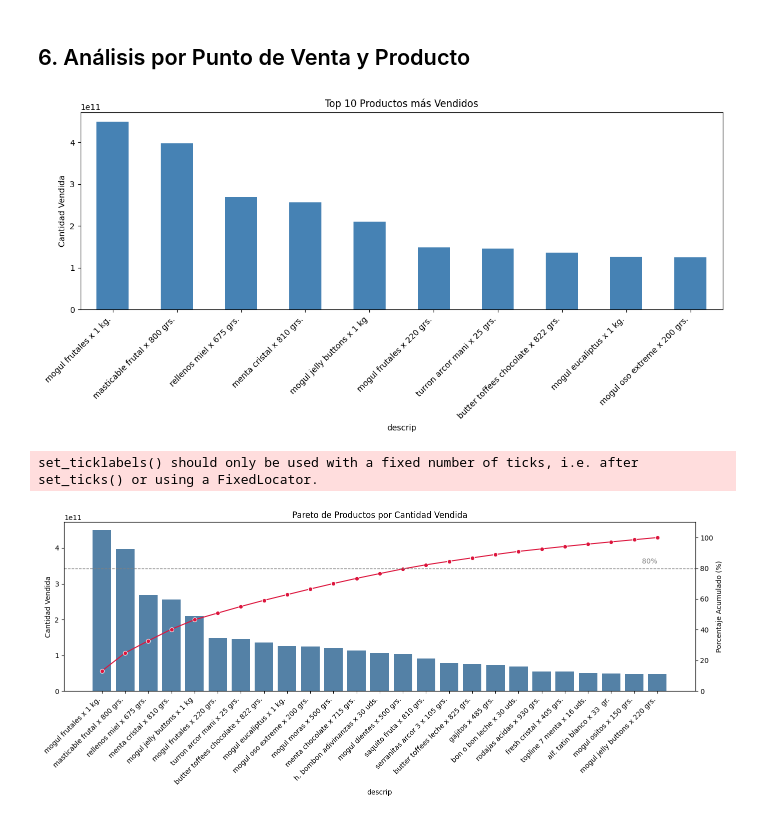
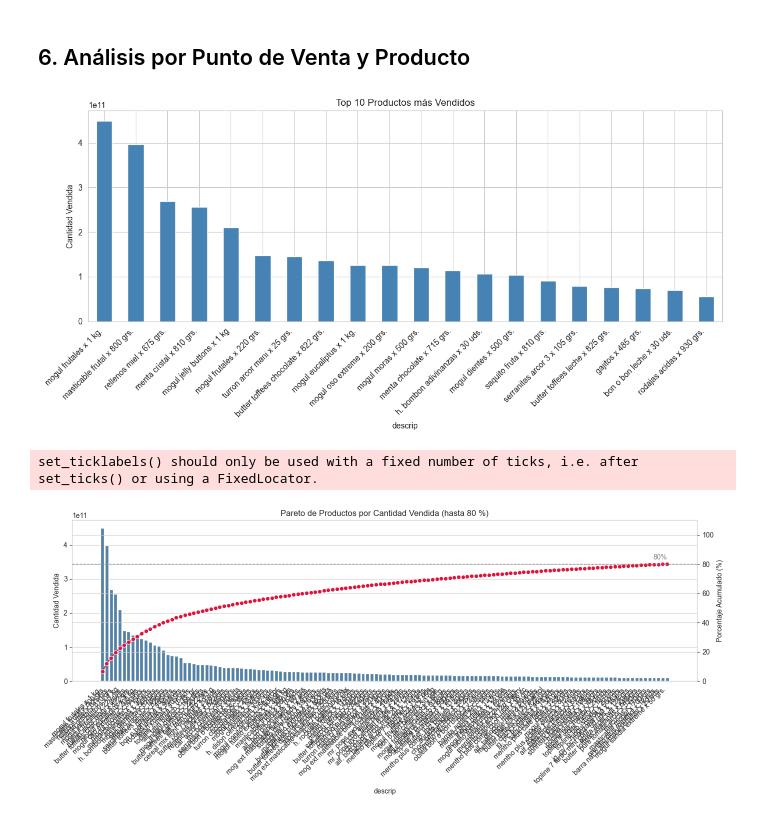
Before and after one commit to SantiagoCastellanos14/m11-practico1-eda, a Jupyter notebook: notebooks/practico_1_eda.ipynb, the cells around one changed output. Cells and saved outputs as stored; diff of their text form; code cells hidden in the pictures.

```diff
--- a/notebooks/practico_1_eda.ipynb
+++ b/notebooks/practico_1_eda.ipynb
@@ -264,5 +430,5 @@ Imputamos valores faltantes? O no en este TP?
 # %%
-df_raw= df.copy()
+df_raw= df_defl.copy()
 
 # Variables numéricas mas relevantes para el estudio (agregar las que se consideren necesarias)
 _rel_columns = ["total", "iva1", "canti_venta", "precio_uni"]
@@ -421,7 +606,6 @@ Name: count, dtype: int64
 # %%
-# 4.1 Análisis Temporal
 # Preparación de datos temporales
-df_viz_desc= df.copy()
+df_viz_desc= df_clean.copy()
 df_viz_desc['año'] = df_viz_desc['fecha'].dt.year
 df_viz_desc['mes'] = df_viz_desc['fecha'].dt.month
 df_viz_desc['dia'] = df_viz_desc['fecha'].dt.day
@@ -572,7 +757,7 @@ plt.show()
 # %%
 # Top productos por cantidad vendida
 
-top_productos = df.groupby('descrip')['canti'].sum().sort_values(ascending=False).head(10)
+top_productos = df_viz_desc.groupby('descrip')['canti'].sum().sort_values(ascending=False).head(20)
 
 plt.figure(figsize=(12, 6))
 top_productos.plot(kind='bar', color='steelblue')
@@ -582,37 +767,58 @@ plt.xticks(rotation=45, ha='right')
 plt.tight_layout()
 plt.show()
 # %% [output]
-[figure, old version]
+[figure, new version]
 # %%
-#Pareto de Productos por Cantidad Vendida
-# Agrupación y orden descendente por cantidad
-top_productos = df.groupby('descrip')['canti'].sum().sort_values(ascending=False).head(25)
+# Pareto de Productos  por cantidad de ventas
 
-# Cálculo del porcentaje acumulado
-acumulado = top_productos.cumsum() / top_productos.sum() * 100
+ventas = (
+    df_viz_desc.groupby('descrip')['canti']
+      .sum()
+      .sort_values(ascending=False)
+)
 
-# Crear gráfico
+pct_cum = ventas.cumsum() / ventas.sum() * 100
+
+mask = pct_cum <= 80
+if not mask.iloc[-1]:                           # garantizar incluir el que supera 80
+    first_over = mask[mask == False].index[0]
+    mask.loc[first_over] = True
+
+top_prod  = ventas[mask]
+pct_cum80 = pct_cum[top_prod.index]
+
+
 fig, ax1 = plt.subplots(figsize=(14, 6))
 
-# Barras del producto
-sns.barplot(x=top_productos.index, y=top_productos.values, ax=ax1, color='steelblue')
+
+sns.barplot(
+    x=top_prod.index,
+    y=top_prod.values,
+    ax=ax1,
+    color='steelblue'
+)
 ax1.set_ylabel('Cantidad Vendida')
-ax1.set_title('Pareto de Productos por Cantidad Vendida')
+ax1.set_title('Pareto de Productos por Cantidad Vendida (hasta 80 %)')
 ax1.tick_params(axis='x', rotation=45)
-ax1.set_xticklabels(top_productos.index, ha='right')
+ax1.set_xticklabels(top_prod.index, ha='right')
 
-# Línea del porcentaje acumulado (eje secundario)
+
 ax2 = ax1.twinx()
-sns.lineplot(x=top_productos.index, y=acumulado.values, ax=ax2, color='crimson', marker='o')
+sns.lineplot(
+    x=top_prod.index,
+    y=pct_cum80.values,
+    ax=ax2,
+    color='crimson',
+    marker='o'
+)
 ax2.set_ylabel('Porcentaje Acumulado (%)')
 ax2.set_ylim(0, 110)
-
-# Línea del 80%
 ax2.axhline(80, color='gray', linestyle='--', linewidth=1)
-ax2.text(len(top_productos) - 1, 82, '80%', color='gray', va='bottom', ha='right')
+ax2.text(len(top_prod) - 1, 82, '80%', color='gray',
+         va='bottom', ha='right')
 
 plt.tight_layout()
 plt.show()
 # %% [output]
 set_ticklabels() should only be used with a fixed number of ticks, i.e. after set_ticks() or using a FixedLocator.
-[figure, old version]
+[figure, new version]
```
Also changed, not shown: parts of 31 cells of this notebook.
